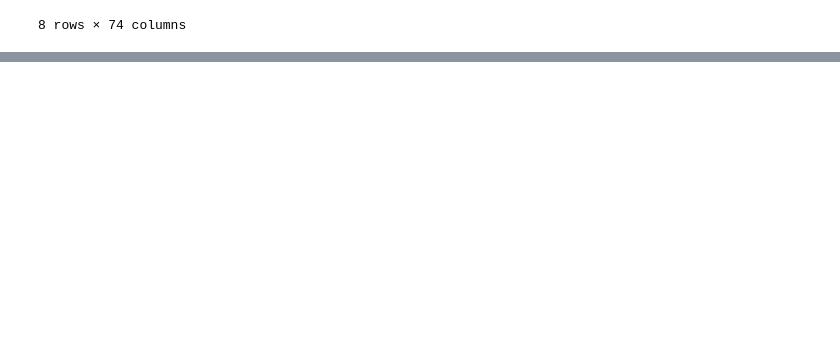
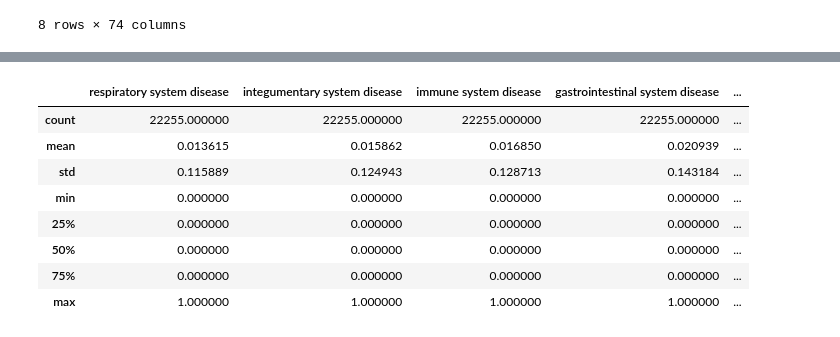
Before and after one commit to arolihas/ppi-motifs, a Jupyter notebook: EDA.ipynb, the cells around one changed output, grey strips where cells are left out. Saved outputs shown, nothing was run; the diff lists cells and outputs as text; code cells hidden in the pictures; blank space fills up the shorter version.

Commit message:
simplified classes

```diff
--- a/EDA.ipynb
+++ b/EDA.ipynb
@@ -338,0 +346,3 @@ pmotifs.describe()
+# %%
+class_size = node_classes.sum(0)
+class_size[np.argsort(class_size.values)]
@@ -338,0 +367,2 @@ pmotifs.describe()
+# %%
+sorted_classes = class_size[np.argsort(class_size.values)]
@@ -338,0 +391,16 @@ pmotifs.describe()
+# %%
+largest = sorted_classes[-10:]
+# %%
+simple_node_dis = node_classes[largest.index]
+# %%
+simple_node_dis.describe()
+# %% [output]
+|  | respiratory system disease | integumentary system disease | immune system disease | gastrointestinal system disease | ... |
+| count | 22255.000000 | 22255.000000 | 22255.000000 | 22255.000000 | ... |
+| mean | 0.013615 | 0.015862 | 0.016850 | 0.020939 | ... |
+| std | 0.115889 | 0.124943 | 0.128713 | 0.143184 | ... |
+| min | 0.000000 | 0.000000 | 0.000000 | 0.000000 | ... |
+| 25% | 0.000000 | 0.000000 | 0.000000 | 0.000000 | ... |
+| 50% | 0.000000 | 0.000000 | 0.000000 | 0.000000 | ... |
+| 75% | 0.000000 | 0.000000 | 0.000000 | 0.000000 | ... |
+| max | 1.000000 | 1.000000 | 1.000000 | 1.000000 | ... |
```
Also changed, not shown: parts of 6 cells of this notebook, 1 other file.
